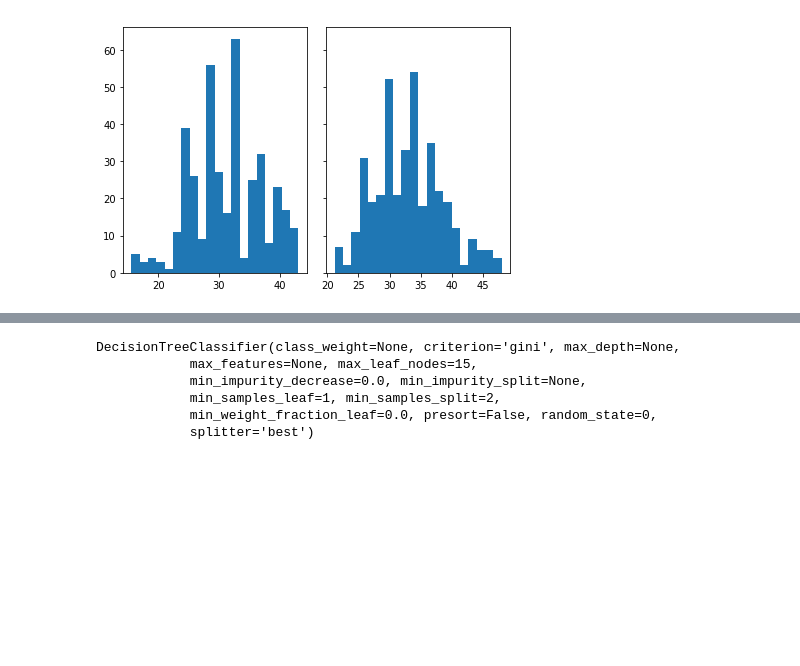
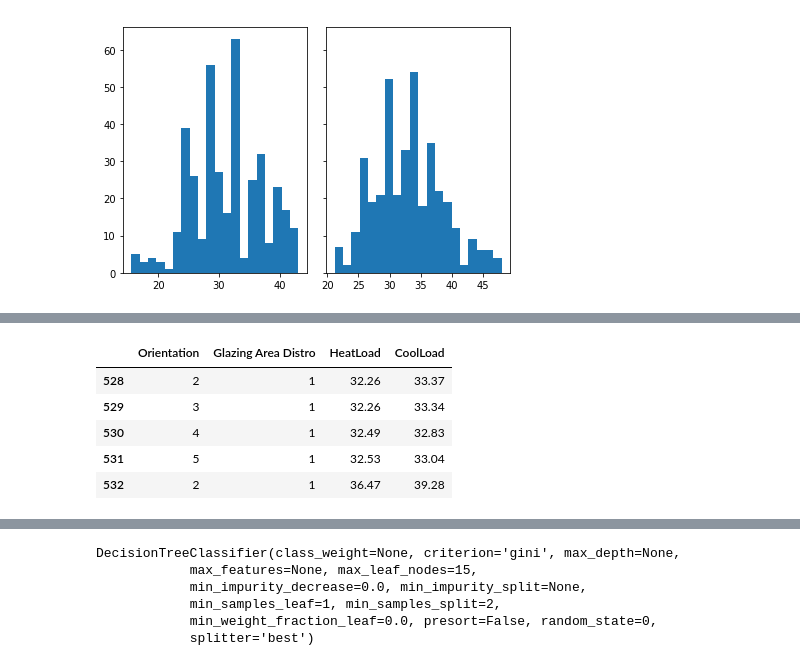
Before and after one commit to pezLyfe/EnergyEfficiency, a Jupyter notebook: EnergyEfficiency_Latest.ipynb, the cells around one changed output, grey strips where cells are left out. Saved outputs shown, nothing was run; the diff lists cells and outputs as text; code cells hidden in the pictures; blank space fills up the shorter version.

```diff
--- a/EnergyEfficiency_Latest.ipynb
+++ b/EnergyEfficiency_Latest.ipynb
@@ -318,0 +335,9 @@ axs[1].hist(y, bins=nBins)
+# %%
+dfInteractions.head()
+# %% [output]
+|  | Orientation | Glazing Area Distro | HeatLoad | CoolLoad |
+| 528 | 2 | 1 | 32.26 | 33.37 |
+| 529 | 3 | 1 | 32.26 | 33.34 |
+| 530 | 4 | 1 | 32.49 | 32.83 |
+| 531 | 5 | 1 | 32.53 | 33.04 |
+| 532 | 2 | 1 | 36.47 | 39.28 |
```
Also changed, not shown: parts of 10 cells of this notebook.
